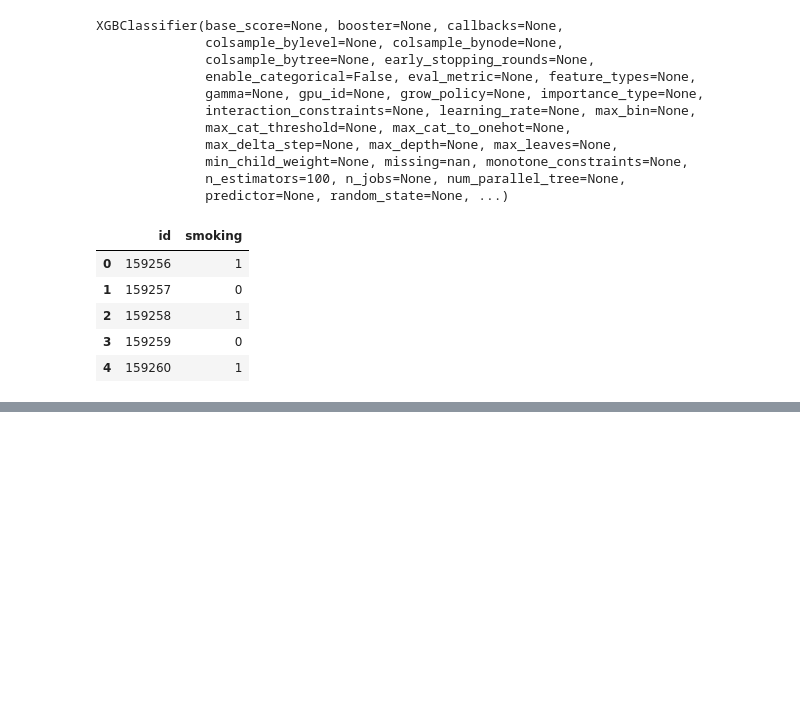
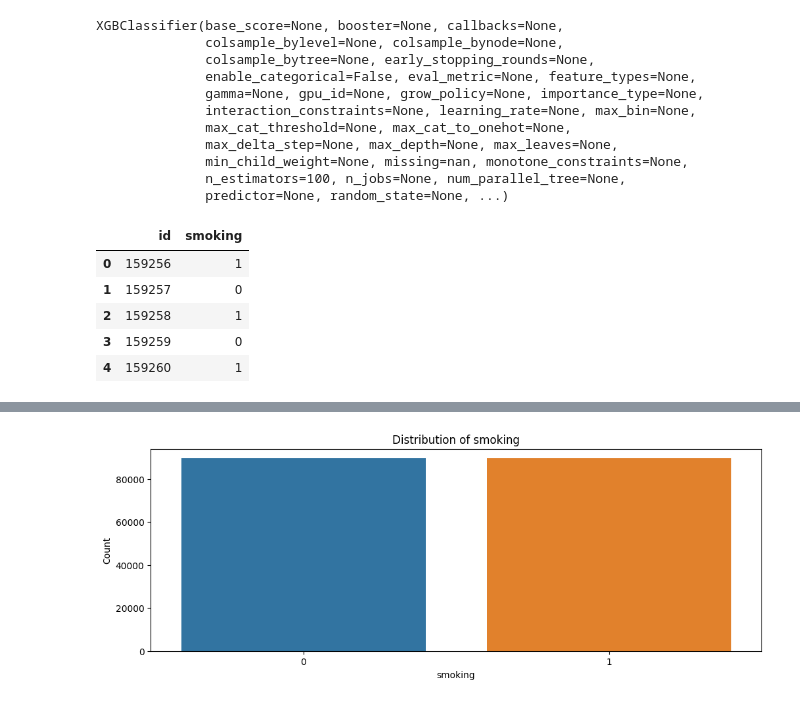
Before and after one commit to methasantosa/KaggleCompetition, a Jupyter notebook: swag-bin-pred-of-smoker-status-using-biosignal.ipynb, the cells around one changed output, grey strips where cells are left out. Cells and saved outputs as stored; diff of their text form; code cells hidden in the pictures; blank space fills up the shorter version.

```diff
--- a/swag-bin-pred-of-smoker-status-using-biosignal.ipynb
+++ b/swag-bin-pred-of-smoker-status-using-biosignal.ipynb
@@ -85,0 +127,17 @@ df_submit.to_csv('submission_metha_1.csv', index=False)
+# %%
+X_train=df_train.drop('smoking', axis=1)
+y_train=df_train[['smoking']].copy()
+# %%
+sm = SMOTE(random_state = 42)
+X_train_oversampled, y_train_oversampled = sm.fit_resample(X_train, y_train)
+X_train = pd.DataFrame(X_train_oversampled, columns=X_train.columns)
+# %%
+# Countplot for the target variable 'smoking' after smote
+plt.figure(figsize=(12, 4))
+sns.countplot(data=y_train_oversampled, x='smoking')
+plt.title('Distribution of smoking')
+plt.xlabel('smoking')
+plt.ylabel('Count')
+plt.show()
+# %% [output]
+[figure, added]
```
Also changed, not shown: parts of 11 cells of this notebook.
